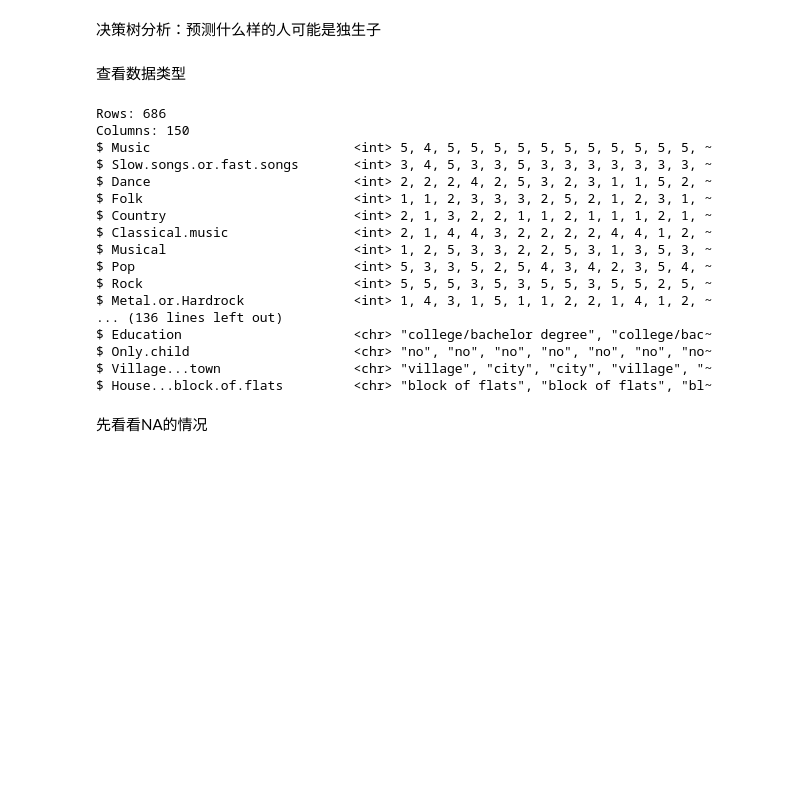
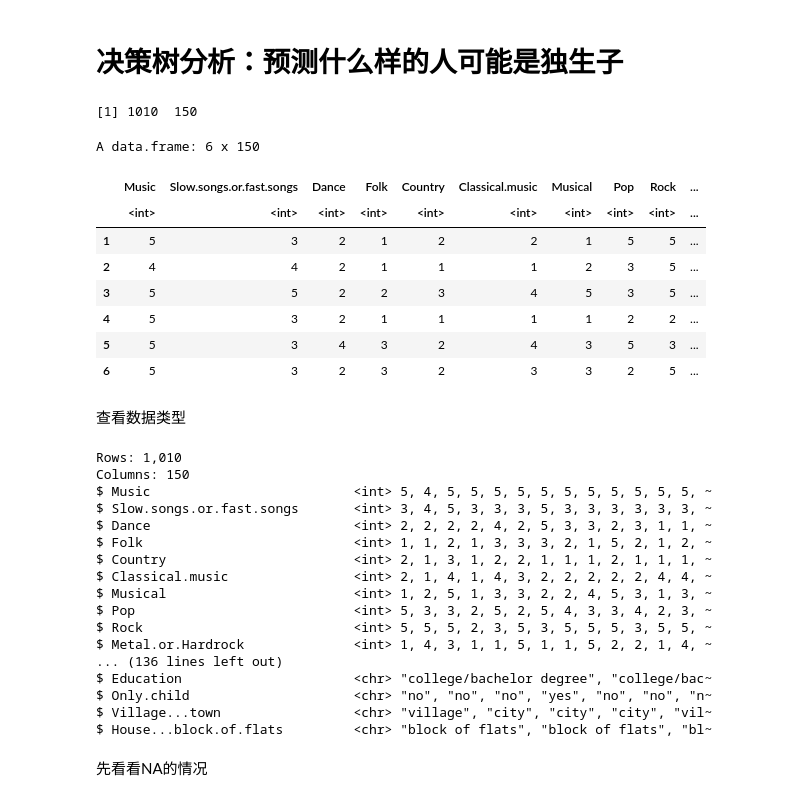
Before and after one commit to nab-iak/R_memo, a Jupyter notebook: jupyter_notebook/desicion_tree.ipynb, the cells around one changed output. Drawn from its saved outputs; the diff is of its cells as text; code cells hidden in the pictures; blank space fills up the shorter version.

```diff
--- a/jupyter_notebook/desicion_tree.ipynb
+++ b/jupyter_notebook/desicion_tree.ipynb
@@ -1,3 +1,3 @@
-# %% [markdown]
-决策树分析：预测什么样的人可能是独生子
+# %% [markdown]
+# 决策树分析：预测什么样的人可能是独生子
 # %%
@@ -10,30 +10,40 @@ getwd()
 # %%
 YPS_file_path <- getwd() |> dirname() |> paste("/data/YoungPeopleSurvey/responses.csv",sep="") |> file.path()
-YPS_file_path
-YPS_dt <- read.csv(YPS_file_path)
+YPS_dt <- read.csv(YPS_file_path) %>% mutate
 dim(YPS_dt)
 head(YPS_dt)
+# %% [output]
+[1] 1010  150
+A data.frame: 6 x 150
+|  | Music | Slow.songs.or.fast.songs | Dance | Folk | Country | Classical.music | Musical | Pop | Rock | ... |
+|  | <int> | <int> | <int> | <int> | <int> | <int> | <int> | <int> | <int> | ... |
+| 1 | 5 | 3 | 2 | 1 | 2 | 2 | 1 | 5 | 5 | ... |
+| 2 | 4 | 4 | 2 | 1 | 1 | 1 | 2 | 3 | 5 | ... |
+| 3 | 5 | 5 | 2 | 2 | 3 | 4 | 5 | 3 | 5 | ... |
+| 4 | 5 | 3 | 2 | 1 | 1 | 1 | 1 | 2 | 2 | ... |
+| 5 | 5 | 3 | 4 | 3 | 2 | 4 | 3 | 5 | 3 | ... |
+| 6 | 5 | 3 | 2 | 3 | 2 | 3 | 3 | 2 | 5 | ... |
 # %% [markdown]
 查看数据类型
 # %%
 glimpse(YPS_dt)
 # %% [output]
-Rows: 686
+Rows: 1,010
 Columns: 150
 $ Music                          <int> 5, 4, 5, 5, 5, 5, 5, 5, 5, 5, 5, 5, 5, ~
-$ Slow.songs.or.fast.songs       <int> 3, 4, 5, 3, 3, 5, 3, 3, 3, 3, 3, 3, 3, ~
-$ Dance                          <int> 2, 2, 2, 4, 2, 5, 3, 2, 3, 1, 1, 5, 2, ~
-$ Folk                           <int> 1, 1, 2, 3, 3, 3, 2, 5, 2, 1, 2, 3, 1, ~
-$ Country                        <int> 2, 1, 3, 2, 2, 1, 1, 2, 1, 1, 1, 2, 1, ~
-$ Classical.music                <int> 2, 1, 4, 4, 3, 2, 2, 2, 2, 4, 4, 1, 2, ~
-$ Musical                        <int> 1, 2, 5, 3, 3, 2, 2, 5, 3, 1, 3, 5, 3, ~
-$ Pop                            <int> 5, 3, 3, 5, 2, 5, 4, 3, 4, 2, 3, 5, 4, ~
-$ Rock                           <int> 5, 5, 5, 3, 5, 3, 5, 5, 3, 5, 5, 2, 5, ~
-$ Metal.or.Hardrock              <int> 1, 4, 3, 1, 5, 1, 1, 2, 2, 1, 4, 1, 2, ~
+$ Slow.songs.or.fast.songs       <int> 3, 4, 5, 3, 3, 3, 5, 3, 3, 3, 3, 3, 3, ~
+$ Dance                          <int> 2, 2, 2, 2, 4, 2, 5, 3, 3, 2, 3, 1, 1, ~
+$ Folk                           <int> 1, 1, 2, 1, 3, 3, 3, 2, 1, 5, 2, 1, 2, ~
+$ Country                        <int> 2, 1, 3, 1, 2, 2, 1, 1, 1, 2, 1, 1, 1, ~
+$ Classical.music                <int> 2, 1, 4, 1, 4, 3, 2, 2, 2, 2, 2, 4, 4, ~
+$ Musical                        <int> 1, 2, 5, 1, 3, 3, 2, 2, 4, 5, 3, 1, 3, ~
+$ Pop                            <int> 5, 3, 3, 2, 5, 2, 5, 4, 3, 3, 4, 2, 3, ~
+$ Rock                           <int> 5, 5, 5, 2, 3, 5, 3, 5, 5, 5, 3, 5, 5, ~
+$ Metal.or.Hardrock              <int> 1, 4, 3, 1, 1, 5, 1, 1, 5, 2, 2, 1, 4, ~
 ... (136 lines left out)
 $ Education                      <chr> "college/bachelor degree", "college/bac~
-$ Only.child                     <chr> "no", "no", "no", "no", "no", "no", "no~
-$ Village...town                 <chr> "village", "city", "city", "village", "~
+$ Only.child                     <chr> "no", "no", "no", "yes", "no", "no", "n~
+$ Village...town                 <chr> "village", "city", "city", "city", "vil~
 $ House...block.of.flats         <chr> "block of flats", "block of flats", "bl~
 # %% [markdown]
 先看看NA的情况
```
Also changed, not shown: parts of 21 cells of this notebook, 1 other file.
